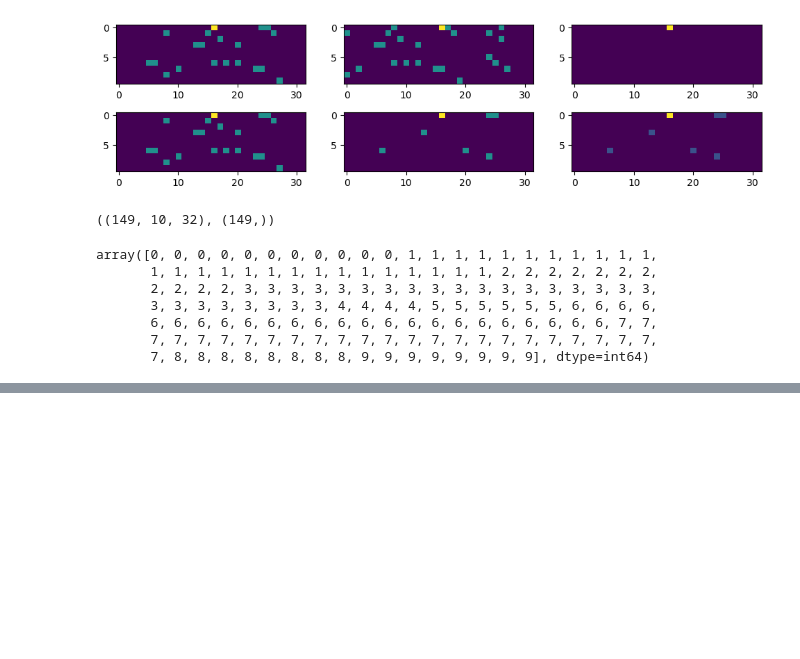
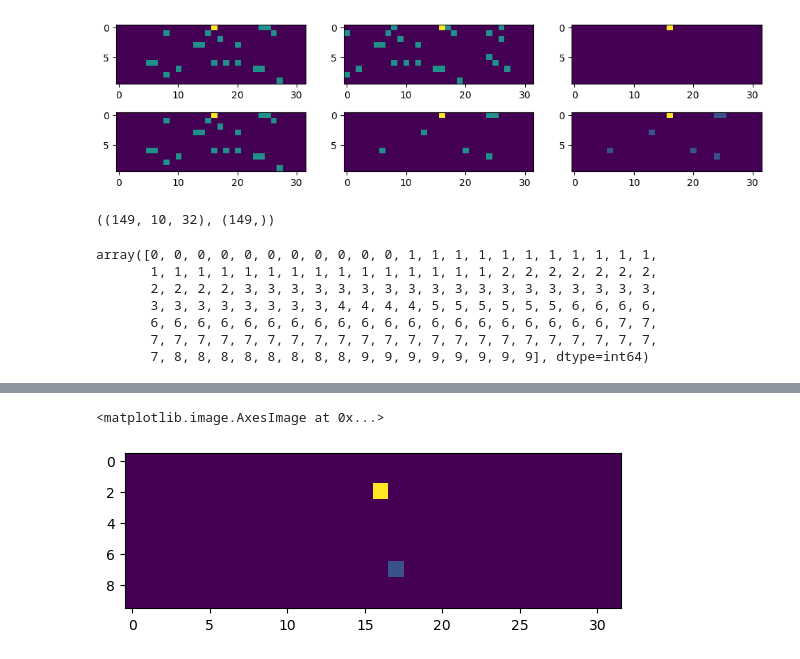
Before and after one commit to CosmicSurgery/thesis_notebooks, a Jupyter notebook: 06.19.2023 - learnign spiking motifs/2023.06.29 - Unsupervised learning, cross-correlation of windows.ipynb, the cells around one changed output, grey strips where cells are left out. Saved outputs shown, nothing was run; the diff lists cells and outputs as text; code cells hidden in the pictures; blank space fills up the shorter version.

```diff
--- a/06.19.2023 - learnign spiking motifs/2023.06.29 - Unsupervised learning, cross-correlation of windows.ipynb
+++ b/06.19.2023 - learnign spiking motifs/2023.06.29 - Unsupervised learning, cross-correlation of windows.ipynb
@@ -216,0 +231,6 @@ array([0, 0, 0, 0, 0, 0, 0, 0, 0, 0, 0, 1, 1, 1, 1, 1, 1, 1, 1, 1, 1, 1,
+# %%
+plt.figure()
+plt.imshow(result[8,1])
+# %% [output]
+<matplotlib.image.AxesImage at 0x...>
+[figure, added]
```
Also changed, not shown: parts of 9 cells of this notebook.
